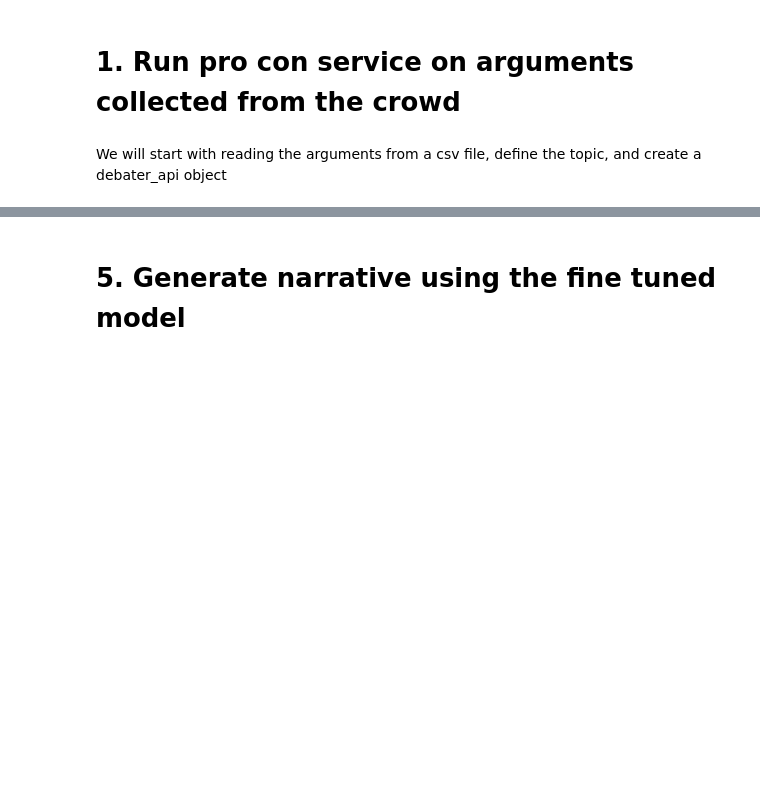
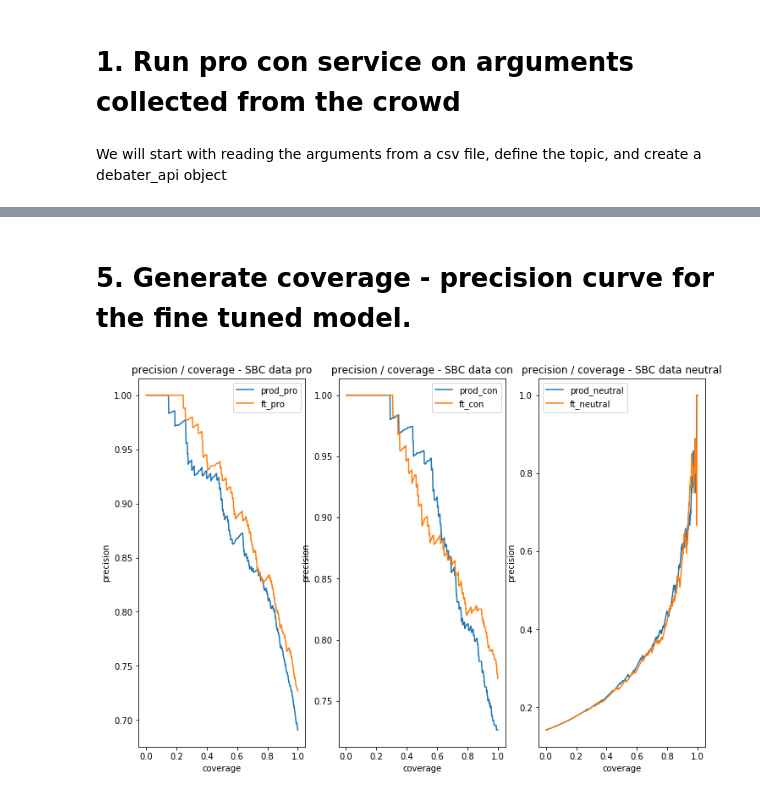
Before and after one commit to IBM/debater-eap-tutorial, a Jupyter notebook: redistribute_health/redistribute_health_demo.ipynb, the cells around one changed output, grey strips where cells are left out. Saved outputs shown, nothing was run; the diff lists cells and outputs as text; code cells hidden in the pictures; blank space fills up the shorter version.

```diff
--- a/redistribute_health/redistribute_health_demo.ipynb
+++ b/redistribute_health/redistribute_health_demo.ipynb
@@ -57,2 +111,10 @@ plot_graph(examples_list=[pro_con_statistics], labels=['prod'])
 # %% [markdown]
-# 5. Generate narrative using the fine tuned model
+# 5. Generate coverage - precision curve for the fine tuned model.
+# %%
+pro_con_client.set_host('http://localhost:8000')
+ft_pro_con_scores = pro_con_client.run(sentence_topic_dicts)
+
+ft_pro_con_statistics = calculate_statistics('./wealth_test_set.csv', ft_pro_con_scores)
+plot_graph(examples_list=[pro_con_statistics, ft_pro_con_statistics], labels=['prod', 'ft'])
+# %% [output]
+[figure, added]
```
Also changed, not shown: parts of 13 cells of this notebook.
